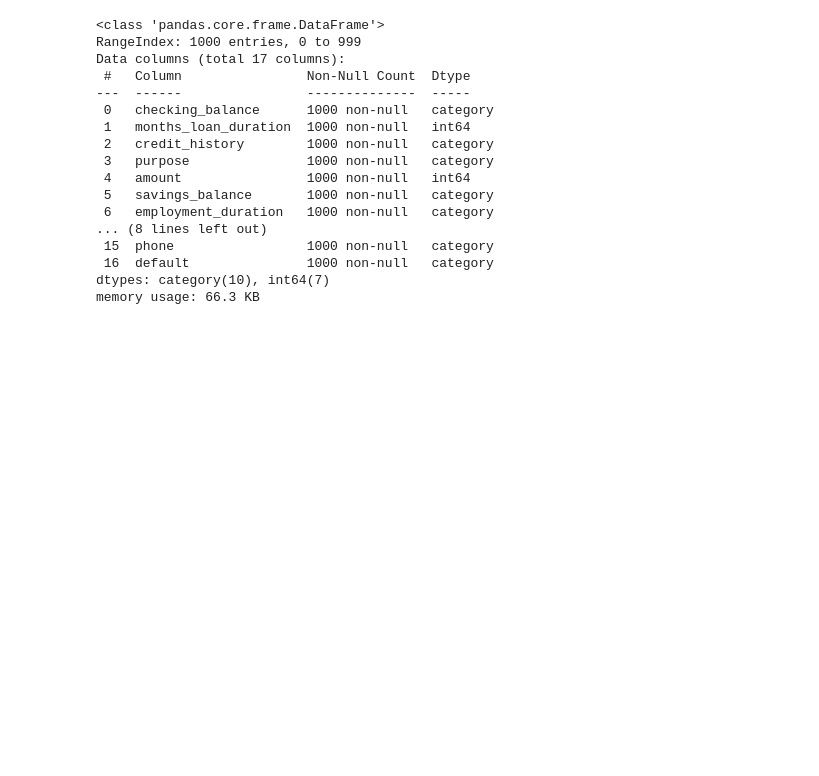
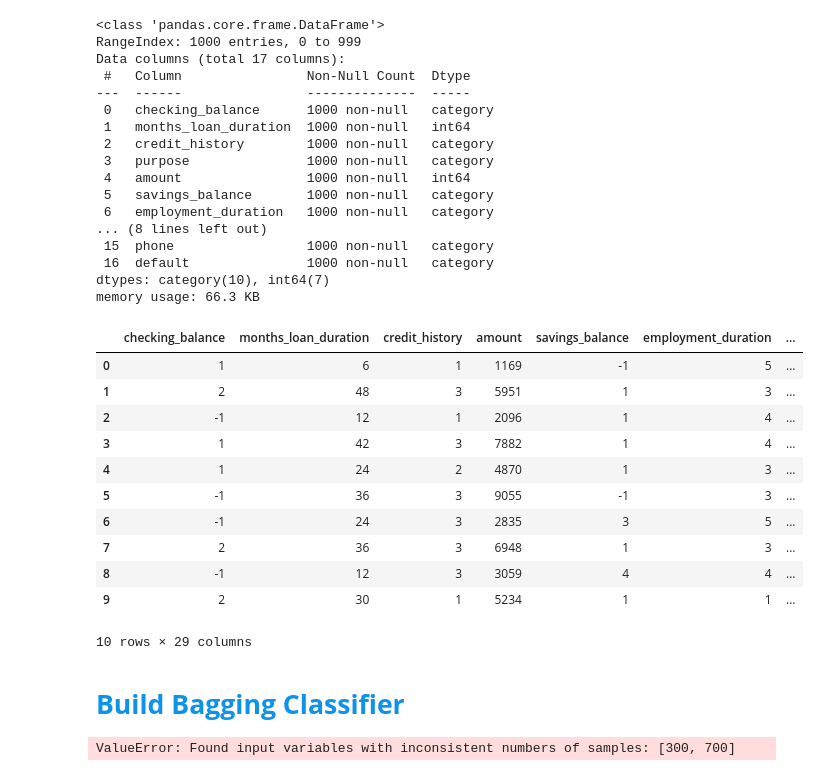
Before and after one commit to lavmot-ms/PG-AIML, a Jupyter notebook: prework/Ensemble Techniques.ipynb, the cells around one changed output. Drawn from its saved outputs; the diff is of its cells as text; code cells hidden in the pictures; blank space fills up the shorter version.

```diff
--- a/prework/Ensemble Techniques.ipynb
+++ b/prework/Ensemble Techniques.ipynb
@@ -97,3 +90,32 @@ Data columns (total 17 columns):
  16  default               1000 non-null   category
 dtypes: category(10), int64(7)
 memory usage: 66.3 KB
+# %%
+# replace columns with  integers in the appropreate order
+replace_struct = {
+    "checking_balance"    : {"< 0 DM": 1, "1 - 200 DM": 2, "> 200 DM": 3, "unknown": -1},
+    "credit_history"      : {"critical": 1, "poor": 2, "good": 3, "very good": 4, "perfect": 5},
+    "savings_balance"     : {"< 100 DM": 1, "100 - 500 DM": 2, "500 - 1000 DM": 3, "> 1000 DM": 4, "unknown": -1},
+    "employment_duration" : {"unemployed": 1, "< 1 year": 2, "1 - 4 years": 3, "4 - 7 years":4, "> 7 years": 5},
+    "default"             : {"no":0, "yes":1},
+    "phone"               : {"no":0, "yes":1}
+}
+
+oneHotCols = ["purpose", "housing", "other_credit","job"]
+# %%
+main_data = main_data.replace(replace_struct)
+main_data = pd.get_dummies(main_data, columns=oneHotCols)
+main_data.head(10)
+# %% [output]
+|  | checking_balance | months_loan_duration | credit_history | amount | savings_balance | employment_duration | ... |
+| 0 | 1 | 6 | 1 | 1169 | -1 | 5 | ... |
+| 1 | 2 | 48 | 3 | 5951 | 1 | 3 | ... |
+| 2 | -1 | 12 | 1 | 2096 | 1 | 4 | ... |
+| 3 | 1 | 42 | 3 | 7882 | 1 | 4 | ... |
+| 4 | 1 | 24 | 2 | 4870 | 1 | 3 | ... |
+| 5 | -1 | 36 | 3 | 9055 | -1 | 3 | ... |
+| 6 | -1 | 24 | 3 | 2835 | 3 | 5 | ... |
+| 7 | 2 | 36 | 3 | 6948 | 1 | 3 | ... |
+| 8 | -1 | 12 | 3 | 3059 | 4 | 4 | ... |
+| 9 | 2 | 30 | 1 | 5234 | 1 | 1 | ... |
+10 rows × 29 columns
@@ -99,0 +196,7 @@ memory usage: 66.3 KB
+# %% [markdown]
+####  <span style="font-family: Arial; font-weight:bold;font-size:1.9em;color:#0e92ea"> Build Bagging Classifier
+# %%
+bagging_estimator = BaggingClassifier(random_state=1)
+bagging_estimator.fit(x_train, y_train)
+# %% [output]
+ValueError: Found input variables with inconsistent numbers of samples: [300, 700]
```
Also changed, not shown: parts of 7 cells of this notebook.
